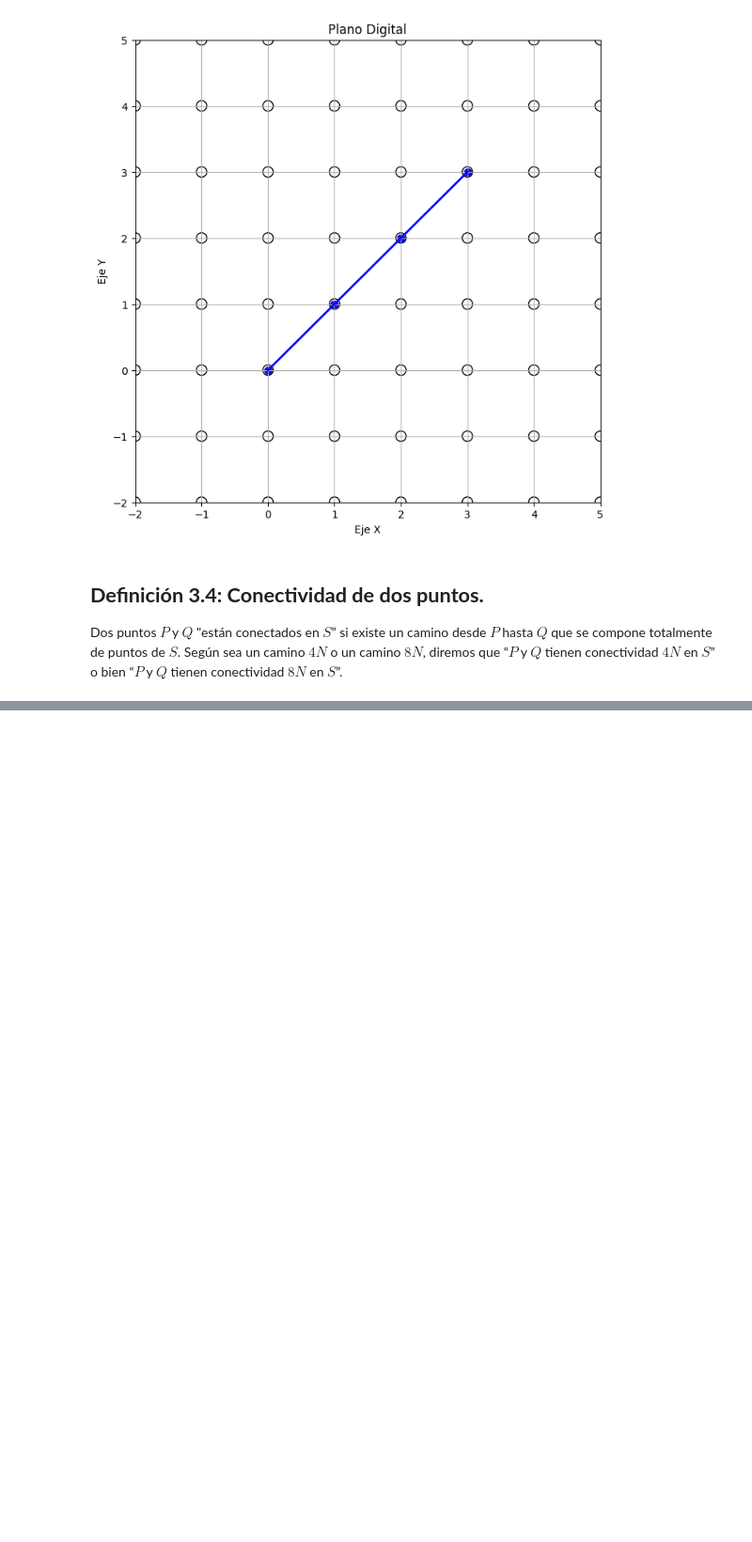
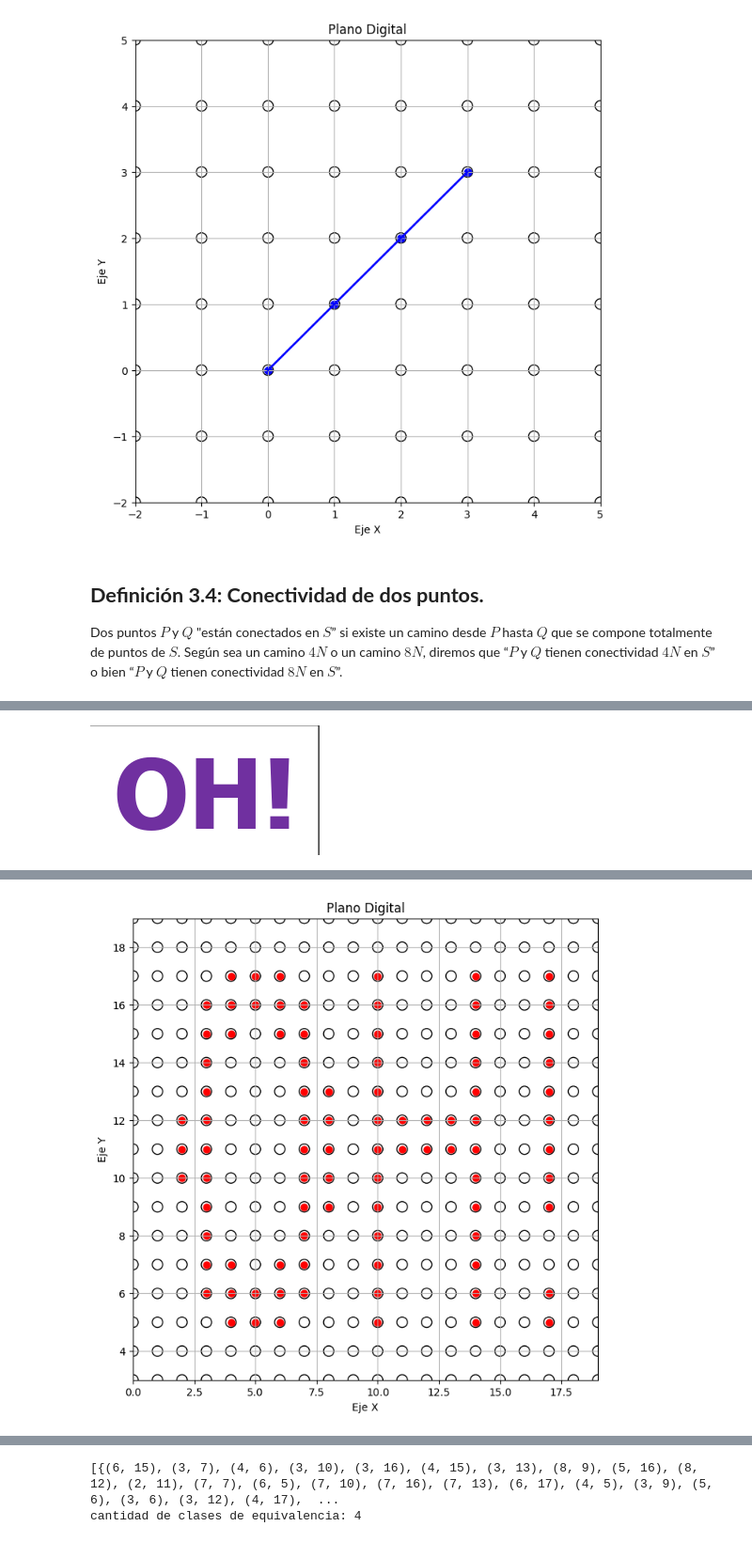
Before and after one commit to inward481/Topologia-digital, a Jupyter notebook: bases datos topologia/TopologiaDigital.ipynb, the cells around one changed output, grey strips where cells are left out. Shown at 94% size. Cells and saved outputs as stored; diff of their text form; code cells hidden in the pictures; blank space fills up the shorter version.

```diff
--- a/bases datos topologia/TopologiaDigital.ipynb
+++ b/bases datos topologia/TopologiaDigital.ipynb
@@ -700,0 +775,13 @@ en $S$” o bien “$P$ y $Q$ tienen conectividad $8N$ en $S$”.
+# %%
+def es_topologicamente_conexo(S):
+    # Verificar si S es 4N conexo
+    return es_conexo(S, tipo_trayectoria="4N")
+
+
+if __name__=="__main__":
+    # Ejemplo de uso:
+    #S = {(1, 1), (1, 2), (2, 2)}
+    S = {(1, 1), (1, 2), (2, 2), (4, 4)}
+
+    print(S)
+    print("S es topológicamente conexo:", es_topologicamente_conexo(S))
@@ -700,0 +797,58 @@ en $S$” o bien “$P$ y $Q$ tienen conectividad $8N$ en $S$”.
+# %%
+#Segmentacion blanco y negro
+def segmentacion_BN(matrizImg, setRelativo):
+
+    matriz = matrizImg[::-1]  # Invertir la matriz verticalmente
+
+    S = {(x, y) for y, vector in enumerate(matriz) for x, element in enumerate(vector) if element == 0}
+
+    return S, complement(S, setRelativo)
+
+def complement(subconjunto, setRelativo):
+    return setRelativo - subconjunto
+
+
+if __name__ == "__main__":
+    # Ruta de la imagen PNG que deseas procesar (debe ser una imagen RGBA)
+    #imagen_ruta = 'triangle.png'
+    #imagen_ruta = 'ship.png'
+    #imagen_ruta = 'recta.png'
+    imagen_ruta =  'OH.png'
+
+    # Resolución de pixeles de la cuadrícula (número de divisiones)
+    ancho, alto = 21, 24
+    resolucion = (ancho, alto)  # Cambia este valor según tus necesidades
+
+    # Abrir la imagen
+    imag = Image.open(imagen_ruta)
+
+    #imprimir imagen
+    display(imag)
+
+    #figura 1.1 del articulo
+
+    # Obtener la matriz de imagen digital
+    # Se puede cambiar el tipo si se quiere blanco y negro ("B/N")
+    # si quieres grises ("Gray")
+    # si quieres RGB es por defecto "RGB"
+    matriz = matrizImagenDigital(imag, resolucion, 'B/N')
+    #Ejemplo 3.5: modificado
+    matriz_a_img_DF(matriz)
+    #representacion del plano digital
+    conjuntoEspacioTopo = conjImgDigital(matriz)
+    #su topologia
+    #baseTopo = topoHereda(matriz)
+    #Segmentar la imagen en subconjnunto de puntos
+    parteNegra, parteblanca = segmentacion_BN(matriz, conjuntoEspacioTopo)
+    #graficar la parte negra en el plano digital
+    graficarPlanoDigital(parteNegra)
+    graficarPlanoDigital(parteblanca)
+    #graficar la parte blanca en el plano digital
+    #graficarPlanoDigital(parteBlanca)
+    componentes = componentes_conexas(parteNegra)
+    print(componentes)
+    #cantidad de componetes conexas
+    print("cantidad de clases de equivalencia:" ,len(componentes))
+    graficarPlanoDigital(componentes[0])
+# %% [output]
+[figure, added]
@@ -700,0 +872 @@ en $S$” o bien “$P$ y $Q$ tienen conectividad $8N$ en $S$”.
+[figure, added]
@@ -700,0 +874,2 @@ en $S$” o bien “$P$ y $Q$ tienen conectividad $8N$ en $S$”.
+[{(6, 15), (3, 7), (4, 6), (3, 10), (3, 16), (4, 15), (3, 13), (8, 9), (5, 16), (8, 12), (2, 11), (7, 7), (6, 5), (7, 10), (7, 16), (7, 13), (6, 17), (4, 5), (3, 9), (5, 6), (3, 6), (3, 12), (4, 17),  ...
+cantidad de clases de equivalencia: 4
```
Also changed, not shown: parts of 22 cells of this notebook, 2 other files.
